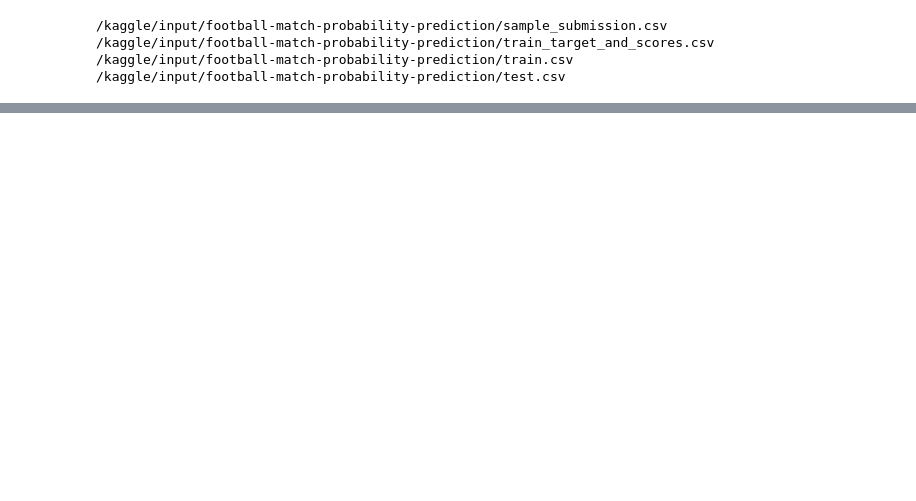
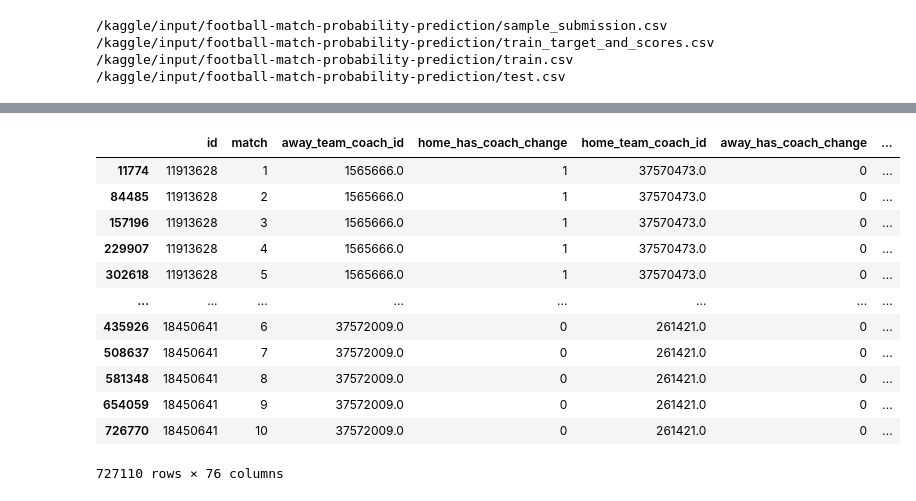
Before and after one commit to SzeYeung1/Football_Prediction, a Jupyter notebook: football-prediction-xgboost-2nd-trial.ipynb, the cells around one changed output, grey strips where cells are left out. Drawn from its saved outputs; the diff is of its cells as text; code cells hidden in the pictures; blank space fills up the shorter version.

```diff
--- a/football-prediction-xgboost-2nd-trial.ipynb
+++ b/football-prediction-xgboost-2nd-trial.ipynb
@@ -55 +57,4 @@ def has_coach_change(df):
     return df
+# %%
+feature_columns = ['id', 'match_date','league_id','is_cup','home_team_coach_id','away_team_coach_id','home_has_coach_change','away_has_coach_change']
+history_columns = [col for col in train.columns if col[-1].isdigit()]
@@ -249,3 +393,19 @@ fig.set_size_inches(160, 100)
 # %%
 test_p=preprocession(test)
+# %%
+test_p
+# %% [output]
+|  | id | match | away_team_coach_id | home_has_coach_change | home_team_coach_id | away_has_coach_change | ... |
+| 11774 | 11913628 | 1 | 1565666.0 | 1 | 37570473.0 | 0 | ... |
+| 84485 | 11913628 | 2 | 1565666.0 | 1 | 37570473.0 | 0 | ... |
+| 157196 | 11913628 | 3 | 1565666.0 | 1 | 37570473.0 | 0 | ... |
+| 229907 | 11913628 | 4 | 1565666.0 | 1 | 37570473.0 | 0 | ... |
+| 302618 | 11913628 | 5 | 1565666.0 | 1 | 37570473.0 | 0 | ... |
+| ... | ... | ... | ... | ... | ... | ... | ... |
+| 435926 | 18450641 | 6 | 37572009.0 | 0 | 261421.0 | 0 | ... |
+| 508637 | 18450641 | 7 | 37572009.0 | 0 | 261421.0 | 0 | ... |
+| 581348 | 18450641 | 8 | 37572009.0 | 0 | 261421.0 | 0 | ... |
+| 654059 | 18450641 | 9 | 37572009.0 | 0 | 261421.0 | 0 | ... |
+| 726770 | 18450641 | 10 | 37572009.0 | 0 | 261421.0 | 0 | ... |
+727110 rows × 76 columns
 # %%
```
Also changed, not shown: parts of 40 cells of this notebook.
